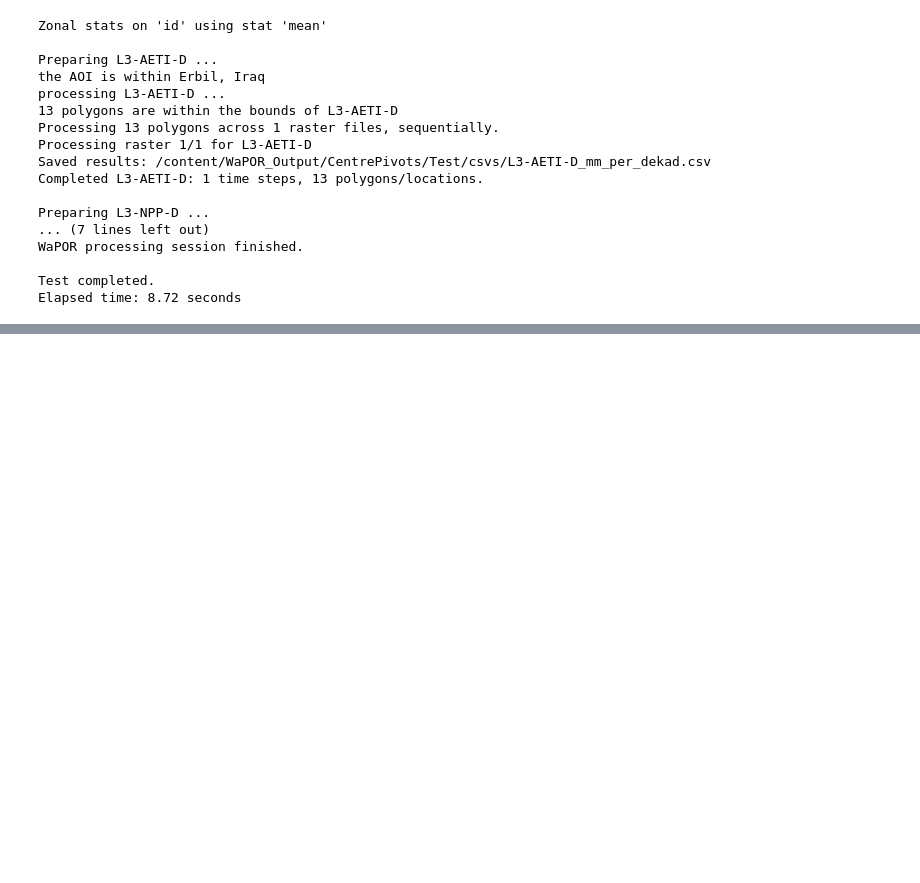
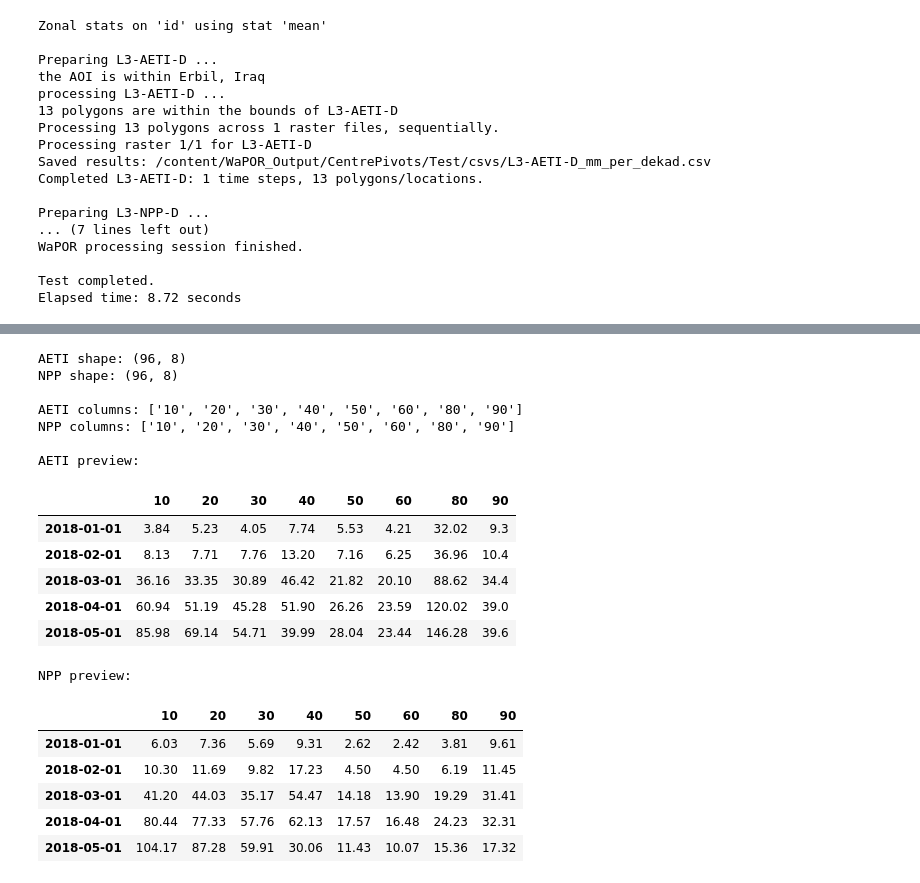
Before and after one commit to drealdrizz/Arithmetic, a Jupyter notebook: Download_Wapor_New_GPT.ipynb, the cells around one changed output, grey strips where cells are left out. Cells and saved outputs as stored; diff of their text form; code cells hidden in the pictures; blank space fills up the shorter version.

```diff
--- a/Download_Wapor_New_GPT.ipynb
+++ b/Download_Wapor_New_GPT.ipynb
@@ -1414,0 +1765,44 @@ MISSING: ESA_LC_2021_Erbil_20m_L2-NPP-M_gC_per_m2_per_month.csv
+# %%
+import pandas as pd
+import os
+
+csv_folder = "/content/WaPOR_Output/Erbil_Cropland/csvs"
+
+aeti_path = os.path.join(csv_folder, "L2-AETI-M_mm_per_month.csv")
+npp_path = os.path.join(csv_folder, "L2-NPP-M_gC_per_m²_per_month.csv")
+
+aeti = pd.read_csv(aeti_path, index_col=0, parse_dates=True)
+npp = pd.read_csv(npp_path, index_col=0, parse_dates=True)
+
+print("AETI shape:", aeti.shape)
+print("NPP shape:", npp.shape)
+
+print("\nAETI columns:", aeti.columns.tolist())
+print("NPP columns:", npp.columns.tolist())
+
+print("\nAETI preview:")
+display(aeti.head())
+
+print("\nNPP preview:")
+display(npp.head())
+# %% [output]
+AETI shape: (96, 8)
+NPP shape: (96, 8)
+
+AETI columns: ['10', '20', '30', '40', '50', '60', '80', '90']
+NPP columns: ['10', '20', '30', '40', '50', '60', '80', '90']
+
+AETI preview:
+|  | 10 | 20 | 30 | 40 | 50 | 60 | 80 | 90 |
+| 2018-01-01 | 3.84 | 5.23 | 4.05 | 7.74 | 5.53 | 4.21 | 32.02 | 9.3 |
+| 2018-02-01 | 8.13 | 7.71 | 7.76 | 13.20 | 7.16 | 6.25 | 36.96 | 10.4 |
+| 2018-03-01 | 36.16 | 33.35 | 30.89 | 46.42 | 21.82 | 20.10 | 88.62 | 34.4 |
+| 2018-04-01 | 60.94 | 51.19 | 45.28 | 51.90 | 26.26 | 23.59 | 120.02 | 39.0 |
+| 2018-05-01 | 85.98 | 69.14 | 54.71 | 39.99 | 28.04 | 23.44 | 146.28 | 39.6 |
+NPP preview:
+|  | 10 | 20 | 30 | 40 | 50 | 60 | 80 | 90 |
+| 2018-01-01 | 6.03 | 7.36 | 5.69 | 9.31 | 2.62 | 2.42 | 3.81 | 9.61 |
+| 2018-02-01 | 10.30 | 11.69 | 9.82 | 17.23 | 4.50 | 4.50 | 6.19 | 11.45 |
+| 2018-03-01 | 41.20 | 44.03 | 35.17 | 54.47 | 14.18 | 13.90 | 19.29 | 31.41 |
+| 2018-04-01 | 80.44 | 77.33 | 57.76 | 62.13 | 17.57 | 16.48 | 24.23 | 32.31 |
+| 2018-05-01 | 104.17 | 87.28 | 59.91 | 30.06 | 11.43 | 10.07 | 15.36 | 17.32 |
```
Also changed, not shown: parts of 18 cells of this notebook.
